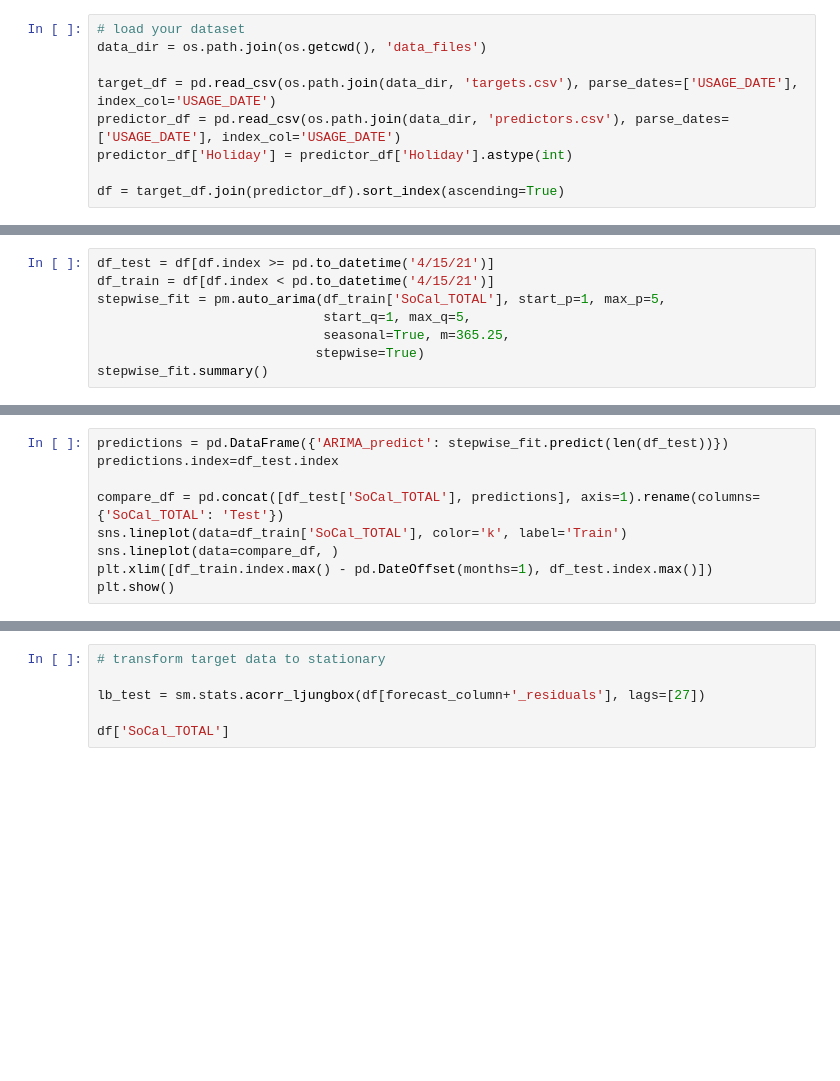
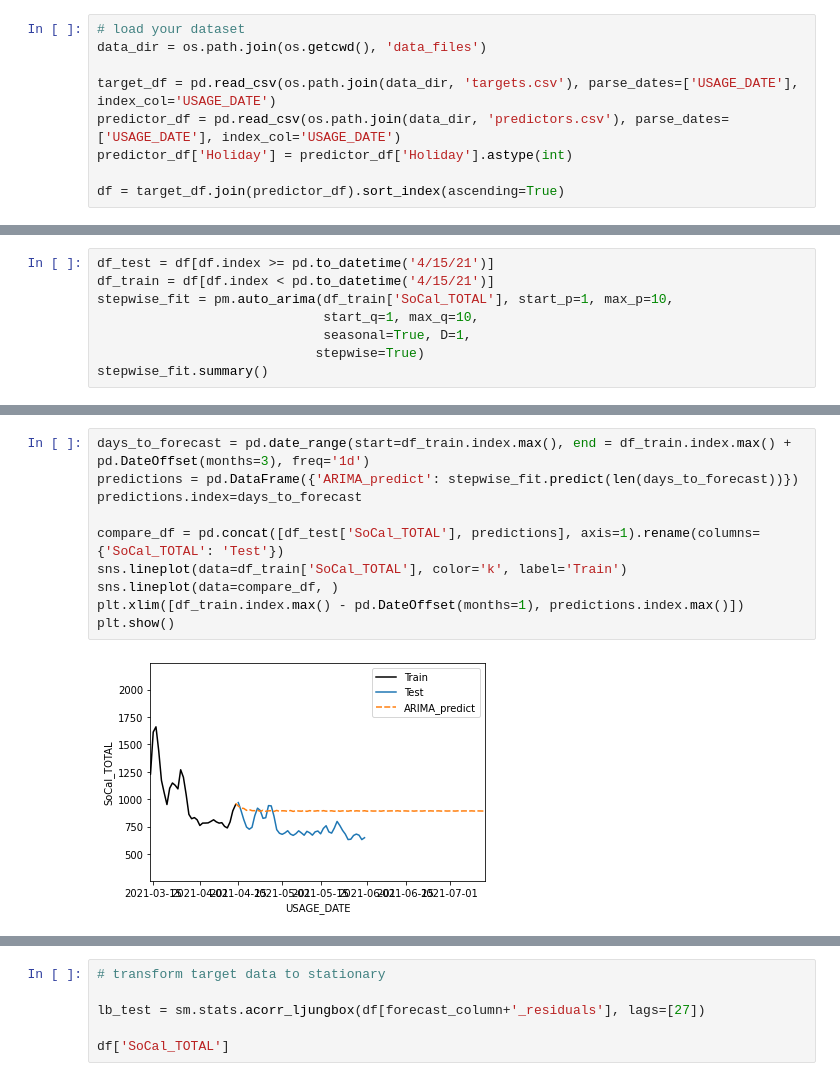
Before and after one commit to jacheung/bookshelf, a Jupyter notebook: Forecasting_101/forecasting-arima.ipynb, the cells around one changed output, grey strips where cells are left out. Saved outputs shown, nothing was run; the diff lists cells and outputs as text; blank space fills up the shorter version.

```diff
--- a/Forecasting_101/forecasting-arima.ipynb
+++ b/Forecasting_101/forecasting-arima.ipynb
@@ -61,9 +46,9 @@ acf_plots(seasonal_diff)
 # %%
 df_test = df[df.index >= pd.to_datetime('4/15/21')]
 df_train = df[df.index < pd.to_datetime('4/15/21')]
-stepwise_fit = pm.auto_arima(df_train['SoCal_TOTAL'], start_p=1, max_p=5,
-                             start_q=1, max_q=5,
-                             seasonal=True, m=365.25,
+stepwise_fit = pm.auto_arima(df_train['SoCal_TOTAL'], start_p=1, max_p=10,
+                             start_q=1, max_q=10,
+                             seasonal=True, D=1,
                             stepwise=True)
 stepwise_fit.summary()
 # %% [output]
@@ -71,9 +79,12 @@ KeyboardInterrupt:
 # %%
-predictions = pd.DataFrame({'ARIMA_predict': stepwise_fit.predict(len(df_test))})
-predictions.index=df_test.index
+days_to_forecast = pd.date_range(start=df_train.index.max(), end = df_train.index.max() + pd.DateOffset(months=3), freq='1d')
+predictions = pd.DataFrame({'ARIMA_predict': stepwise_fit.predict(len(days_to_forecast))})
+predictions.index=days_to_forecast
 
 compare_df = pd.concat([df_test['SoCal_TOTAL'], predictions], axis=1).rename(columns={'SoCal_TOTAL': 'Test'})
 sns.lineplot(data=df_train['SoCal_TOTAL'], color='k', label='Train')
 sns.lineplot(data=compare_df, )
-plt.xlim([df_train.index.max() - pd.DateOffset(months=1), df_test.index.max()])
+plt.xlim([df_train.index.max() - pd.DateOffset(months=1), predictions.index.max()])
 plt.show()
+# %% [output]
+[figure, added]
```
Also changed, not shown: parts of 5 cells of this notebook.
